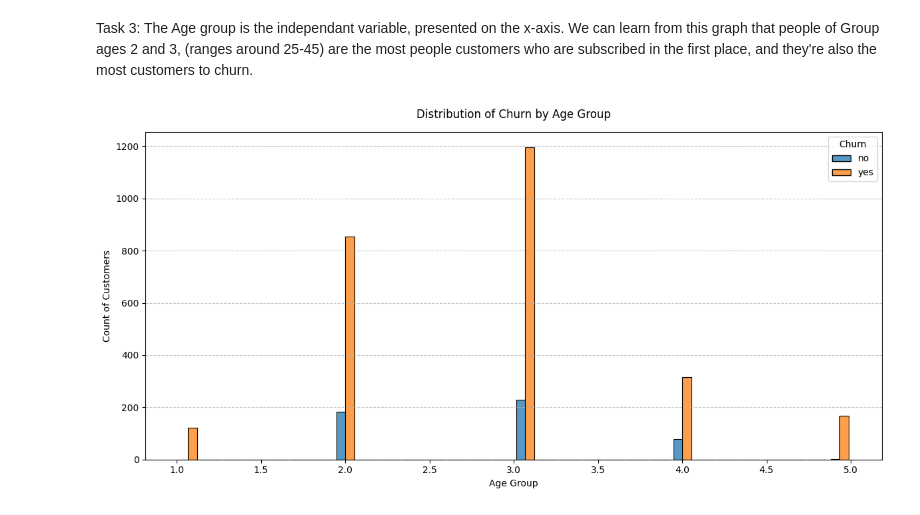
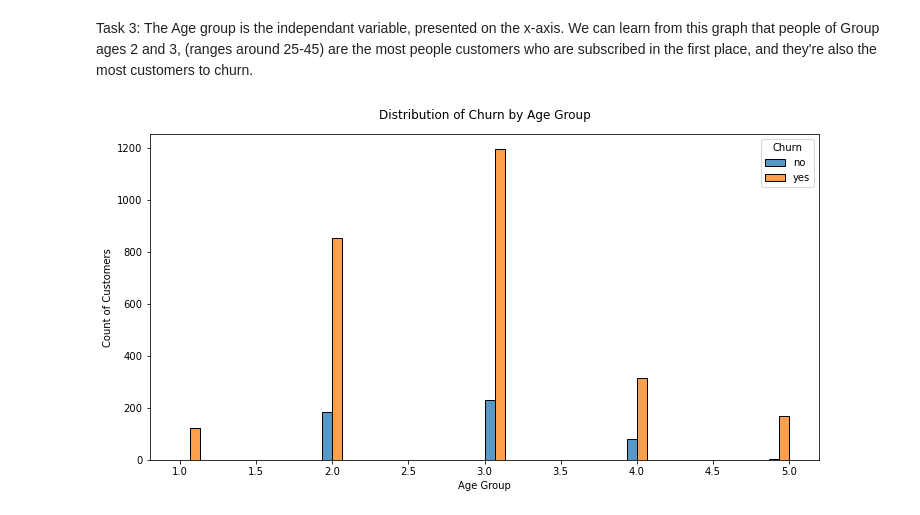
Before and after one commit to osamaps518/supervised, a Jupyter notebook: notebooks/EDA.ipynb, the cells around one changed output. Cells and saved outputs as stored; diff of their text form; code cells hidden in the pictures.

```diff
--- a/notebooks/EDA.ipynb
+++ b/notebooks/EDA.ipynb
@@ -162,27 +162,21 @@ The Age group is the independant variable, presented on the x-axis. We can learn
 # %%
 # Create a figure with appropriate size
 plt.figure(figsize=(12, 6))
 
 # Create a histogram showing churn distribution for each age group
 # Using sns.histplot for better visualization of categorical data
 sns.histplot(data=data_frame,
             x='Age Group',
             hue='Churn',
-            multiple="dodge",  # This makes bars appear side by side
-            shrink=0.8)       # This adjusts the width of the bars
+            multiple="dodge"  # This makes bars appear side by side
+            )
 
 # Customize the plot
 plt.title('Distribution of Churn by Age Group', fontsize=12, pad=15)
-plt.xlabel('Age Group', fontsize=10)
-plt.ylabel('Count of Customers', fontsize=10)
-
-# Add a grid for better readability
-plt.grid(axis='y', linestyle='--', alpha=0.7)
-
-# Adjust layout to prevent label cutoff
-plt.tight_layout()
+plt.xlabel('Age Group')
+plt.ylabel('Count of Customers')
 
 # Show the plot
 plt.show()
 # %% [output]
-[figure, old version]
+[figure, new version]
```
Also changed, not shown: parts of 12 cells of this notebook.
